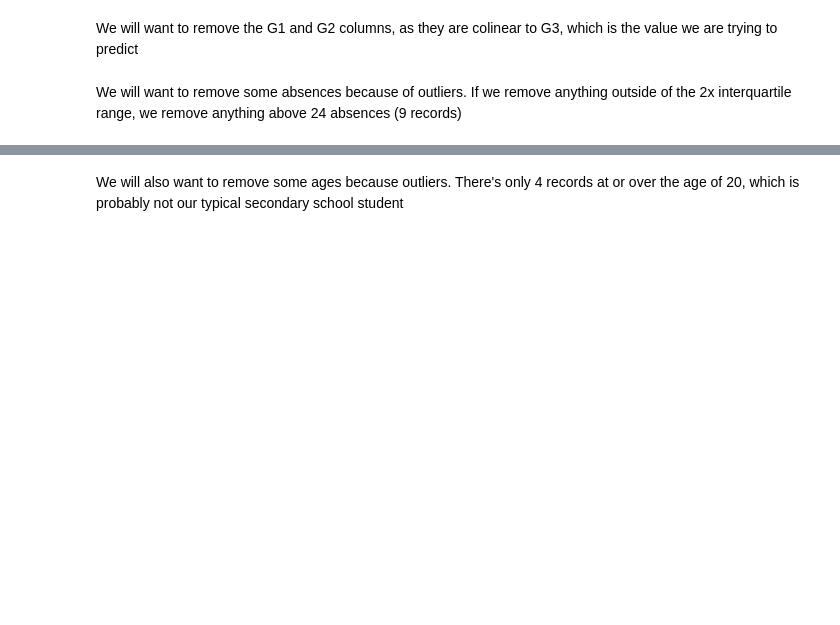
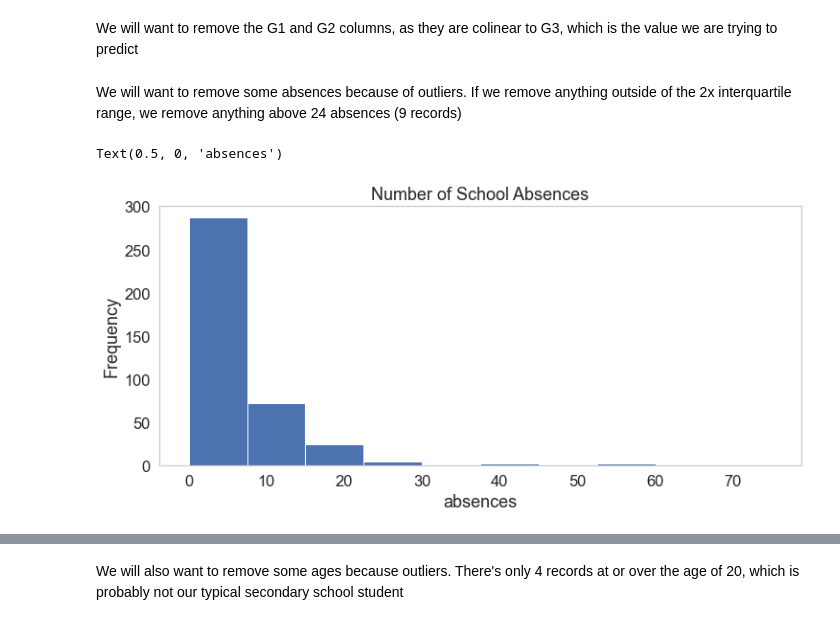
Before and after one commit to nick-kim-96/CS171Project, a Jupyter notebook: W13L2_Sample_Code_Runbook.ipynb, the cells around one changed output, grey strips where cells are left out. Drawn from its saved outputs; the diff is of its cells as text; code cells hidden in the pictures; blank space fills up the shorter version.

Commit message:
Added graphs and reformatted attributes

```diff
--- a/W13L2_Sample_Code_Runbook.ipynb
+++ b/W13L2_Sample_Code_Runbook.ipynb
@@ -130,3 +130,10 @@ We will want to remove the G1 and G2 columns, as they are colinear to G3, which
 students = students.drop(columns=['G1', 'G2'])
 # %% [markdown]
 We will want to remove some absences because of outliers. If we remove anything outside of the 2x interquartile range, we remove anything above 24 absences (9 records)
+# %%
+sns.set(rc={'figure.figsize':(12,5)}, font_scale=1.5, style='whitegrid')
+absences_plot = students.absences.plot(kind='hist', title='Number of School Absences', grid = False)
+absences_plot.set_xlabel("absences")
+# %% [output]
+Text(0.5, 0, 'absences')
+[figure, added]
```
Also changed, not shown: parts of 15 cells of this notebook.
